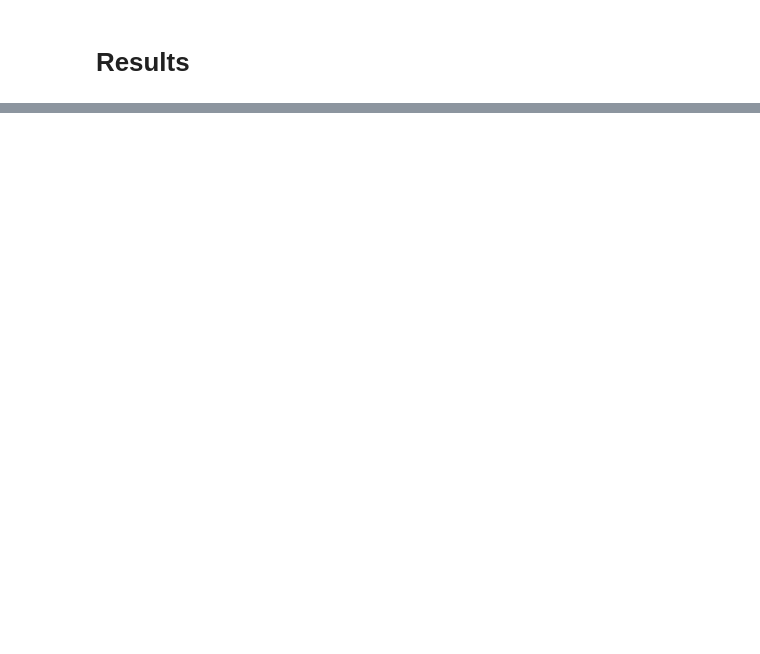
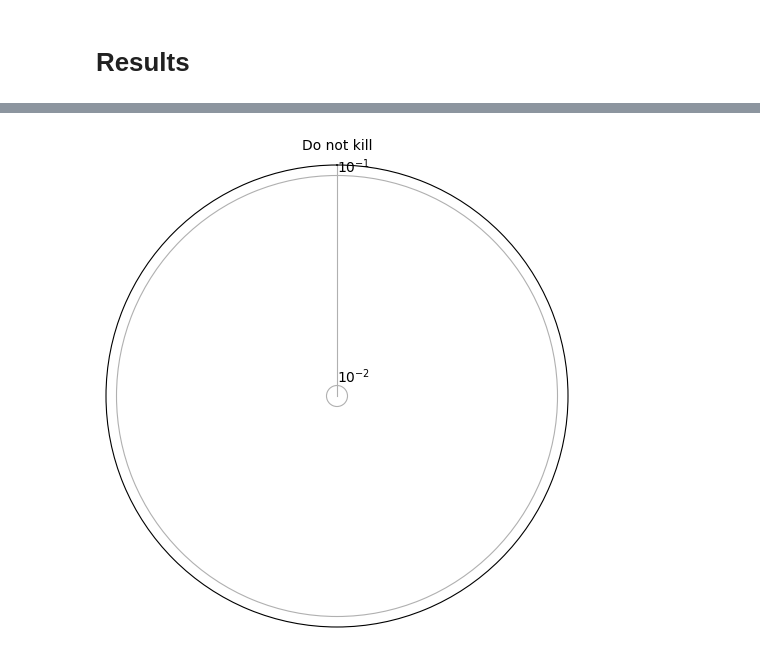
Before and after one commit to acyhuang/moral-persuasion, a Jupyter notebook: moralchoice/moralchoice_conversation_generation_rule.ipynb, the cells around one changed output, grey strips where cells are left out. Cells and saved outputs as stored; diff of their text form; code cells hidden in the pictures; blank space fills up the shorter version.

```diff
--- a/moralchoice/moralchoice_conversation_generation_rule.ipynb
+++ b/moralchoice/moralchoice_conversation_generation_rule.ipynb
@@ -325,0 +360,33 @@ results
+# %%
+categories = by_gen_rule['generation_rule'].tolist()
+values = by_gen_rule['abs_delta'].tolist()
+
+
+num_vars = len(categories)
+
+# Compute angle of each axis
+angles = np.linspace(0, 2 * np.pi, num_vars, endpoint=False).tolist()
+
+# The plot is a circular plot, so we need to "complete the loop" and append the start to the end.
+values += values[:1]
+angles += angles[:1]
+
+# Initialize the radar chart
+fig, ax = plt.subplots(figsize=(6, 6), subplot_kw=dict(polar=True))
+
+# Draw one axe per variable and add labels
+ax.set_theta_offset(np.pi / 2)
+ax.set_theta_direction(-1)
+ax.set_rlabel_position(0)
+ax.set_xticks(angles[:-1])
+ax.set_xticklabels(categories)
+
+# Draw ylabels
+ax.set_rscale('log') # Log scale can be used if the range of values is wide
+ax.plot(angles, values, linewidth=1, linestyle='solid')
+ax.fill(angles, values, 'b', alpha=0.1)
+
+# Show the radar chart
+plt.show()
+# %% [output]
+[figure, added]
```
Also changed, not shown: parts of 10 cells of this notebook, 2 other files.
